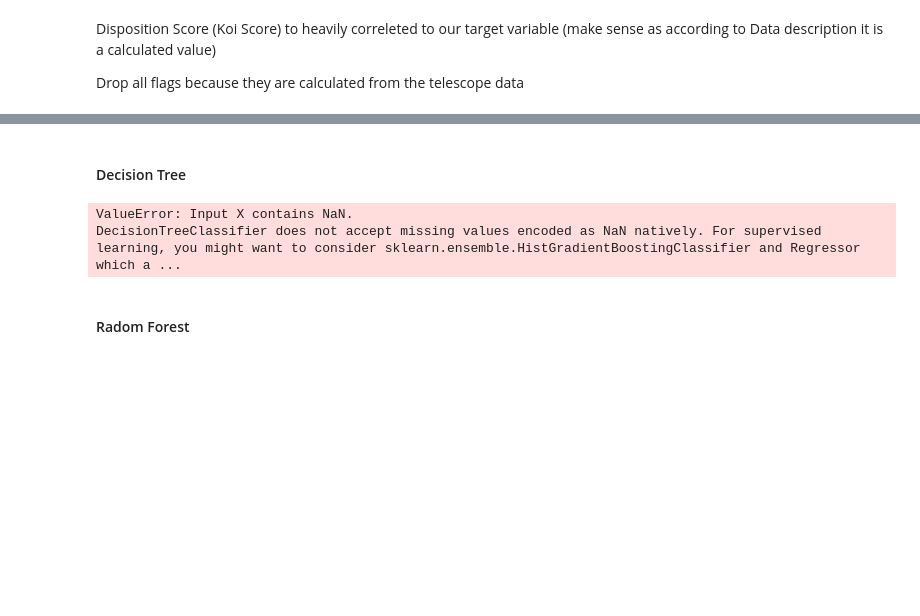
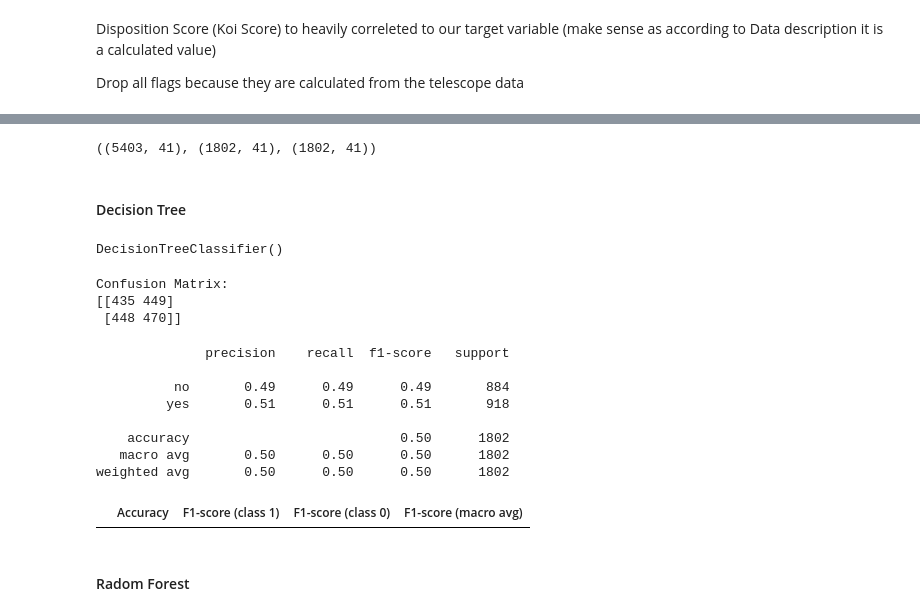
Before and after one commit to jezu1/ML_NASAProject, a Jupyter notebook: Preprocessing_complete.ipynb, the cells around one changed output, grey strips where cells are left out. Cells and saved outputs as stored; diff of their text form; code cells hidden in the pictures; blank space fills up the shorter version.

```diff
--- a/Preprocessing_complete.ipynb
+++ b/Preprocessing_complete.ipynb
@@ -531,0 +463,20 @@ LogisticRegression does not accept missing values encoded as NaN natively. For s
+# %%
+
+X_train, X_test, y_train, y_test = train_test_split(df_drop.loc[:,:'ExoplanetCandidate'], df_drop.loc[:,'ExoplanetCandidate'],
+                                                    test_size=0.2, stratify=df_drop.loc[:,'ExoplanetCandidate'], random_state=42)
+X_train, X_val, y_train, y_val = train_test_split(X_train, y_train, test_size=0.25, stratify=y_train, random_state=42)
+
+
+X_train.shape, X_val.shape, X_test.shape,
+# %% [output]
+((5403, 41), (1802, 41), (1802, 41))
+# %%
+def impute_missing_values(values):
+    imputer = KNNImputer(n_neighbors=3)
+    imputed_values = imputer.fit_transform(values)
+
+    return imputed_values
+ #impute missing values in the sets
+X_train = impute_missing_values(X_train)
+X_val = impute_missing_values(X_val)
+X_test = impute_missing_values(X_test)
@@ -532,2 +494,15 @@ LogisticRegression does not accept missing values encoded as NaN natively. For s
+# %%
+def evaluation(y_true, y_pred):
+    accuracy = accuracy_score(y_true, y_pred)
+    precision = precision_score(y_true, y_pred)
+    recall = recall_score(y_true, y_pred)
+    f1 = f1_score(y_true, y_pred)
+
+    print("Accuracy:", accuracy)
+    print("Precision:", precision)
+    print("Recall:", recall)
+    print("F1 Score:", f1)
+
+results = pd.DataFrame(columns=['Accuracy', 'F1-score (class 1)', 'F1-score (class 0)', 'F1-score (macro avg)'])
 # %% [markdown]
 #### Decision Tree
@@ -540,21 +528,31 @@ tree.fit(X_train, y_train)
 
 # Predicting on the test set
 y_pred = tree.predict(X_test)
-
-# Evaluating the model
-accuracy = accuracy_score(y_test, y_pred)
-precision = precision_score(y_test, y_pred)
-recall = recall_score(y_test, y_pred)
-#f1 = f1_score(y_test, y_pred)
-
-# Printing the evaluation metrics
-print("Accuracy:", accuracy)
-print("Precision:", precision)
-print("Recall:", recall)
-#print("F1 Score:", f1)
 # %% [output]
-ValueError: Input X contains NaN.
-DecisionTreeClassifier does not accept missing values encoded as NaN natively. For supervised learning, you might want to consider sklearn.ensemble.HistGradientBoostingClassifier and Regressor which a ...
+DecisionTreeClassifier()
+# %%
+# Calculate the confusion matrix
+cmx = confusion_matrix(y_val, y_pred)
+print("Confusion Matrix:")
+print(cmx)
+# %% [output]
+Confusion Matrix:
+[[435 449]
+ [448 470]]
+# %%
+print(classification_report(y_val, y_pred, target_names=['no', 'yes'],))
+
+results
+# %% [output]
+              precision    recall  f1-score   support
+
+          no       0.49      0.49      0.49       884
+         yes       0.51      0.51      0.51       918
+
+    accuracy                           0.50      1802
+   macro avg       0.50      0.50      0.50      1802
+weighted avg       0.50      0.50      0.50      1802
+|  | Accuracy | F1-score (class 1) | F1-score (class 0) | F1-score (macro avg) |
 # %% [markdown]
 #### Radom Forest
 # %%
```
Also changed, not shown: parts of 24 cells of this notebook.
